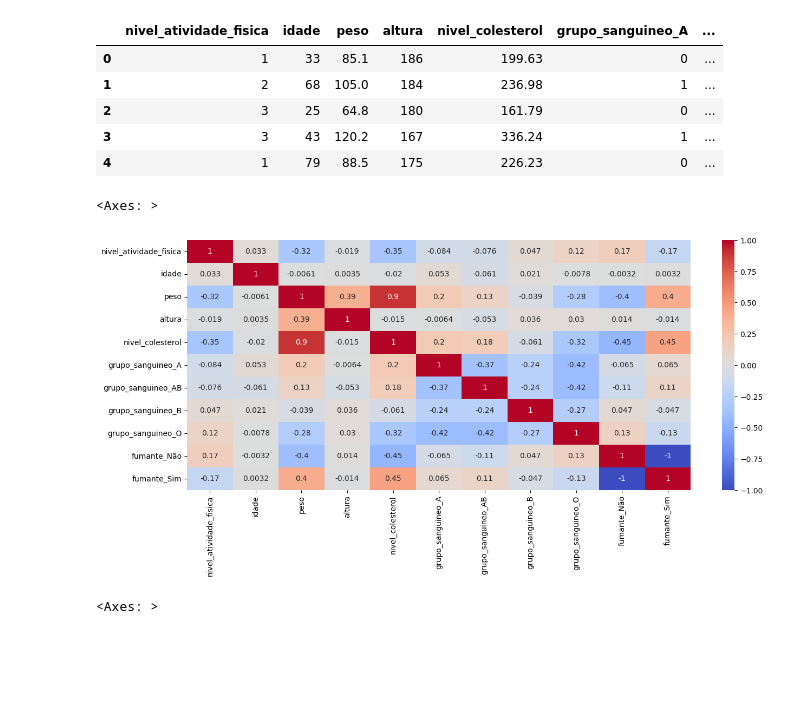
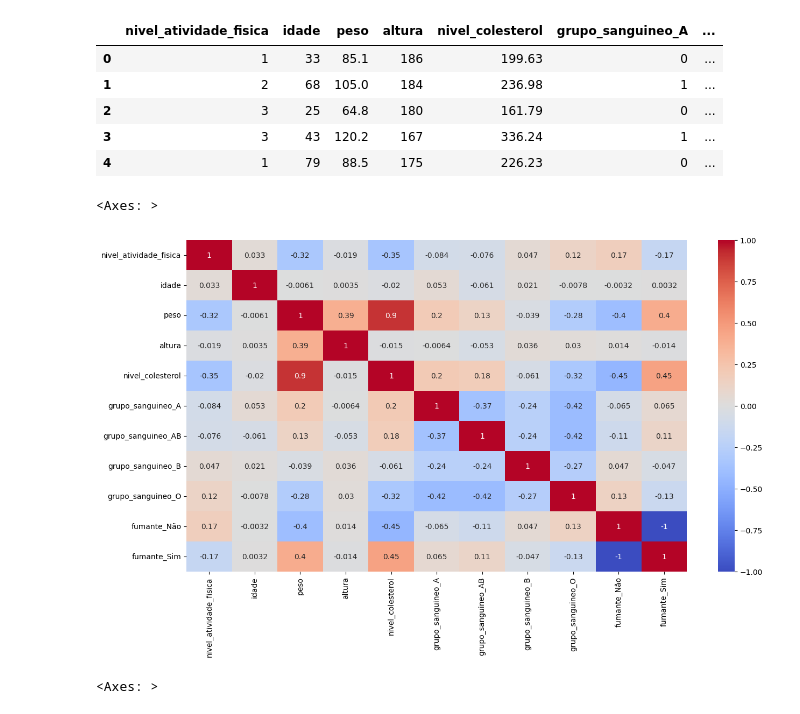
Before and after one commit to AlexandreFeltrin/EstudoIA, a Jupyter notebook: RegressãoLinearMultipla/predict_colesterol.ipynb, the cells around one changed output. Cells and saved outputs as stored; diff of their text form; code cells hidden in the pictures; blank space fills up the shorter version.

```diff
--- a/RegressãoLinearMultipla/predict_colesterol.ipynb
+++ b/RegressãoLinearMultipla/predict_colesterol.ipynb
@@ -273,11 +273,11 @@ df_colesterol_eda.head()
 # %%
 # Mapa de calor com Coorelação entre as variaveis
 
-plt.figure(figsize=(15, 6))
+plt.figure(figsize=(15,8))
 sns.heatmap(df_colesterol_eda.corr(), annot=True, vmin= -1,vmax=1, cmap='coolwarm')
 # %% [output]
 <Axes: >
-[figure, old version]
+[figure, new version]
 # %%
 #  Formato de ranking de correlação com a variavel target (nivel_colesterol)
 
```
Also changed, not shown: parts of 7 cells of this notebook.
